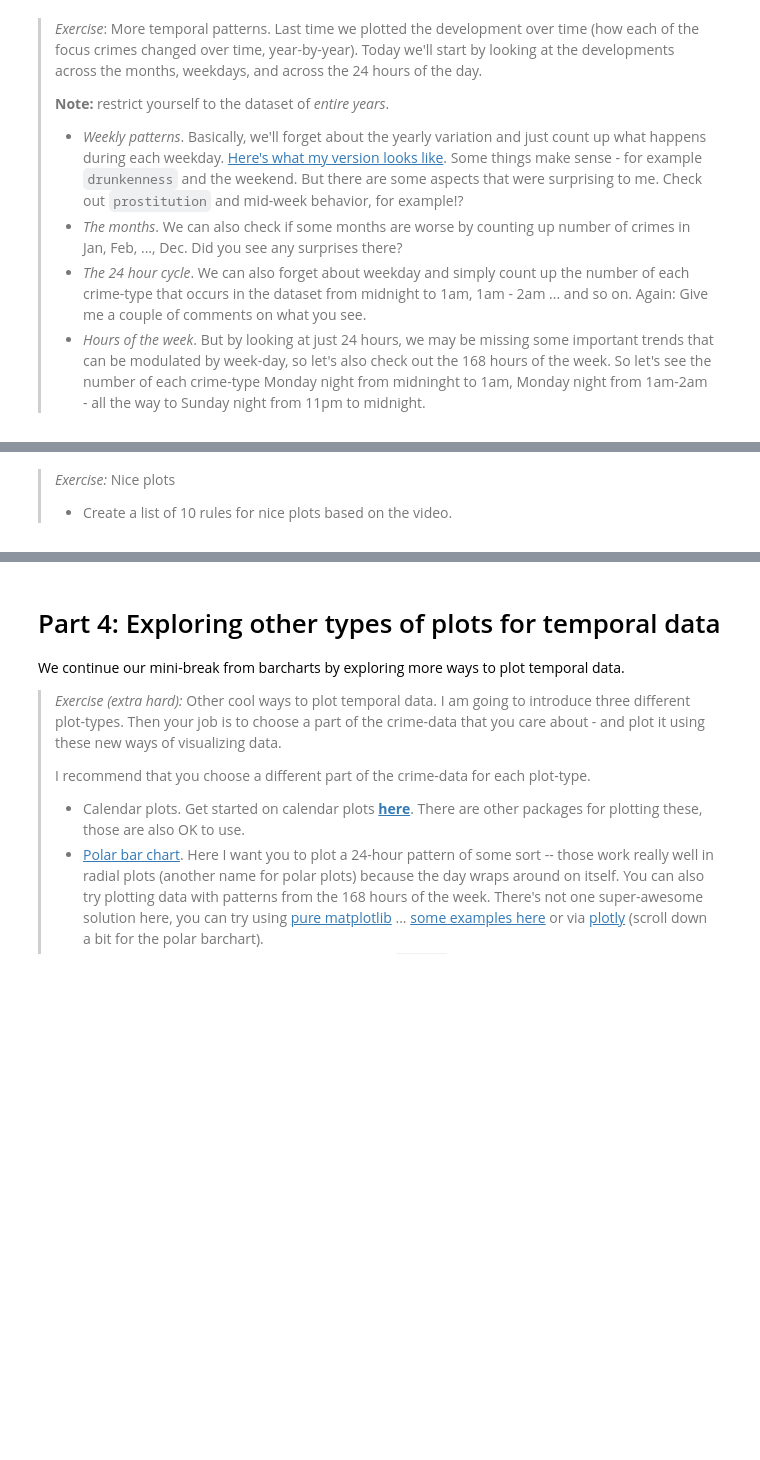
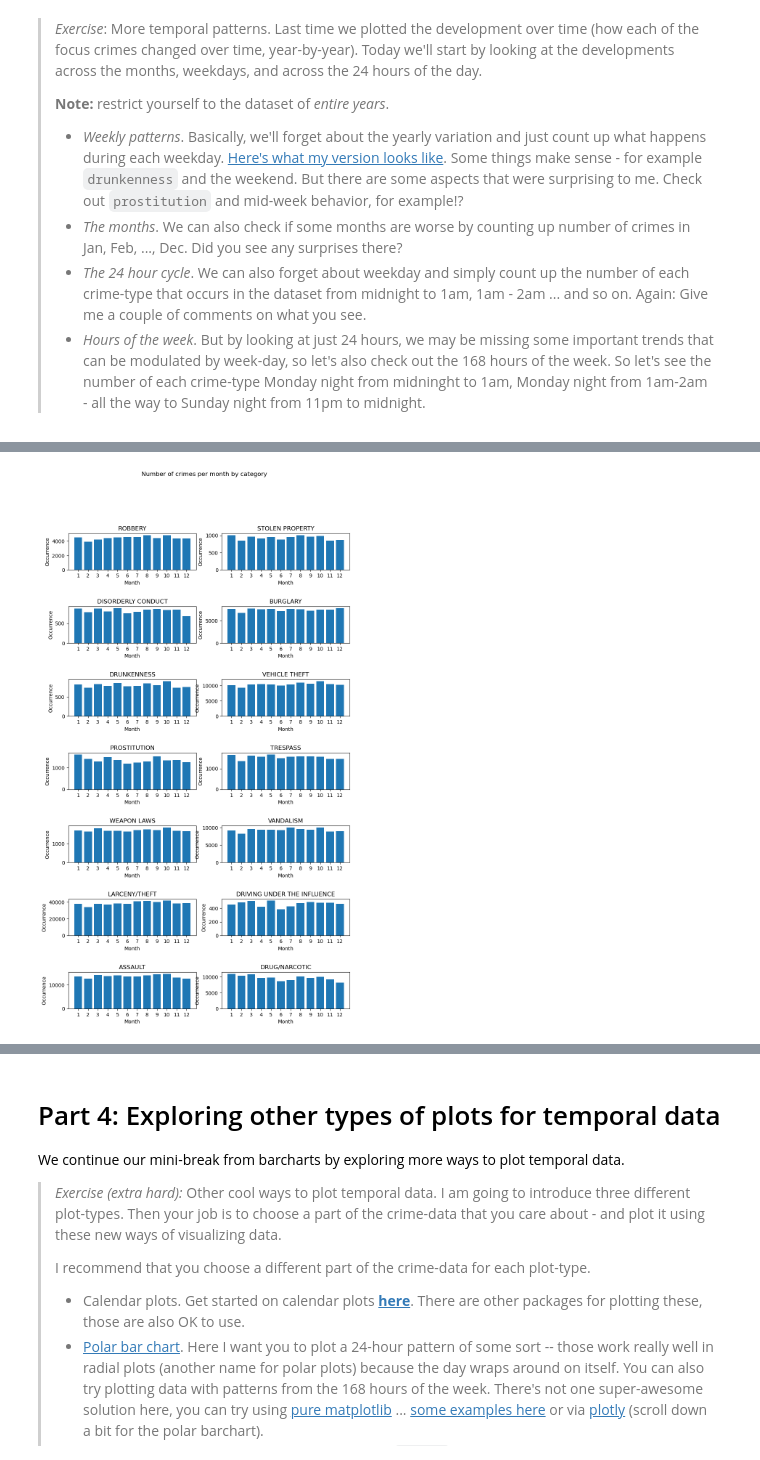
Before and after one commit to suneman/socialdata2023, a Jupyter notebook: lectures/Week2.ipynb, the cells around one changed output, grey strips where cells are left out. Drawn from its saved outputs; the diff is of its cells as text; code cells hidden in the pictures; blank space fills up the shorter version.

```diff
--- a/lectures/Week2.ipynb
+++ b/lectures/Week2.ipynb
@@ -69,3 +165,25 @@ focuscrimes = set(['WEAPON LAWS', 'PROSTITUTION', 'DRIVING UNDER THE INFLUENCE',
+# %%
+month_counts = {}
+data['Month'] = [int(date[0:2]) for date in data['Date']]
+
+categories = np.unique(data['Category'])
+for category in categories:
+    month_counts[category] = data[data['Category']==category].groupby('Month')['Date'].count()
+
+
+fig = plt.figure(figsize=(10,17))
+plt.suptitle('Number of crimes per month by category')
+plt.subplots_adjust(hspace=1)
+
+for idx, crime in enumerate(focuscrimes):
+    plt.subplot(7, 2, idx+1)
+    plt.bar(range(1,13), month_counts[crime])
+    plt.title(crime)
+    plt.xlabel('Month')
+    plt.ylabel('Occurrence')
+    plt.xticks(range(1,13), rotation=0);
+# %% [output]
+[figure, added]
 # %% [markdown]
 # Part 3: Creating nice plots
 
@@ -75,6 +193,3 @@ I want to tell you a bit about how to make nice plots. I do that in the video be
 
 
 [![IMAGE ALT TEXT HERE](https://img.youtube.com/vi/9hIu4pgJXQc/0.jpg)](https://www.youtube.com/watch?v=9hIu4pgJXQc)
-# %% [markdown]
-> *Exercise:* Nice plots
-> * Create a list of 10 rules for nice plots based on the video.
```
Also changed, not shown: parts of 11 cells of this notebook, 1 other file.
